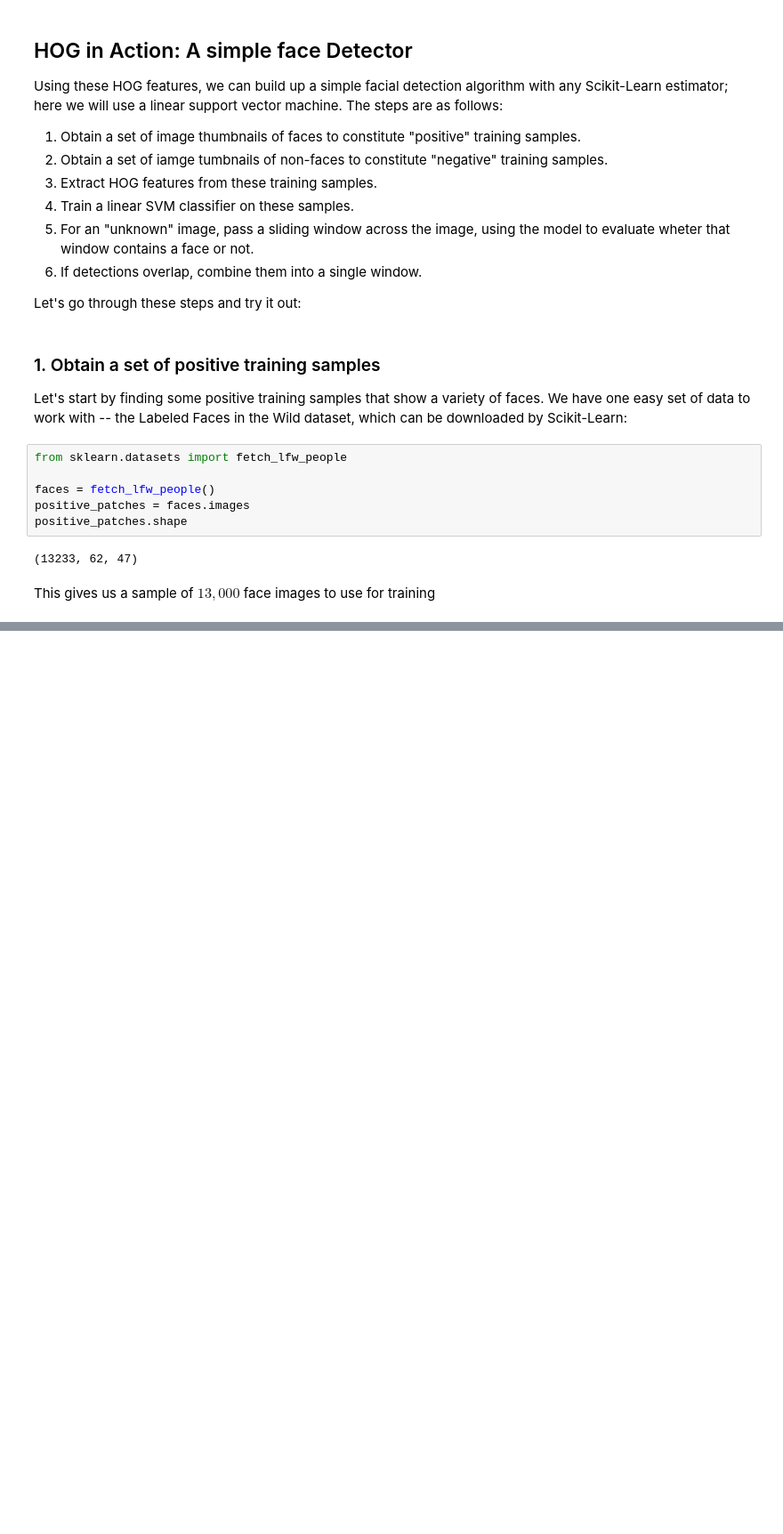
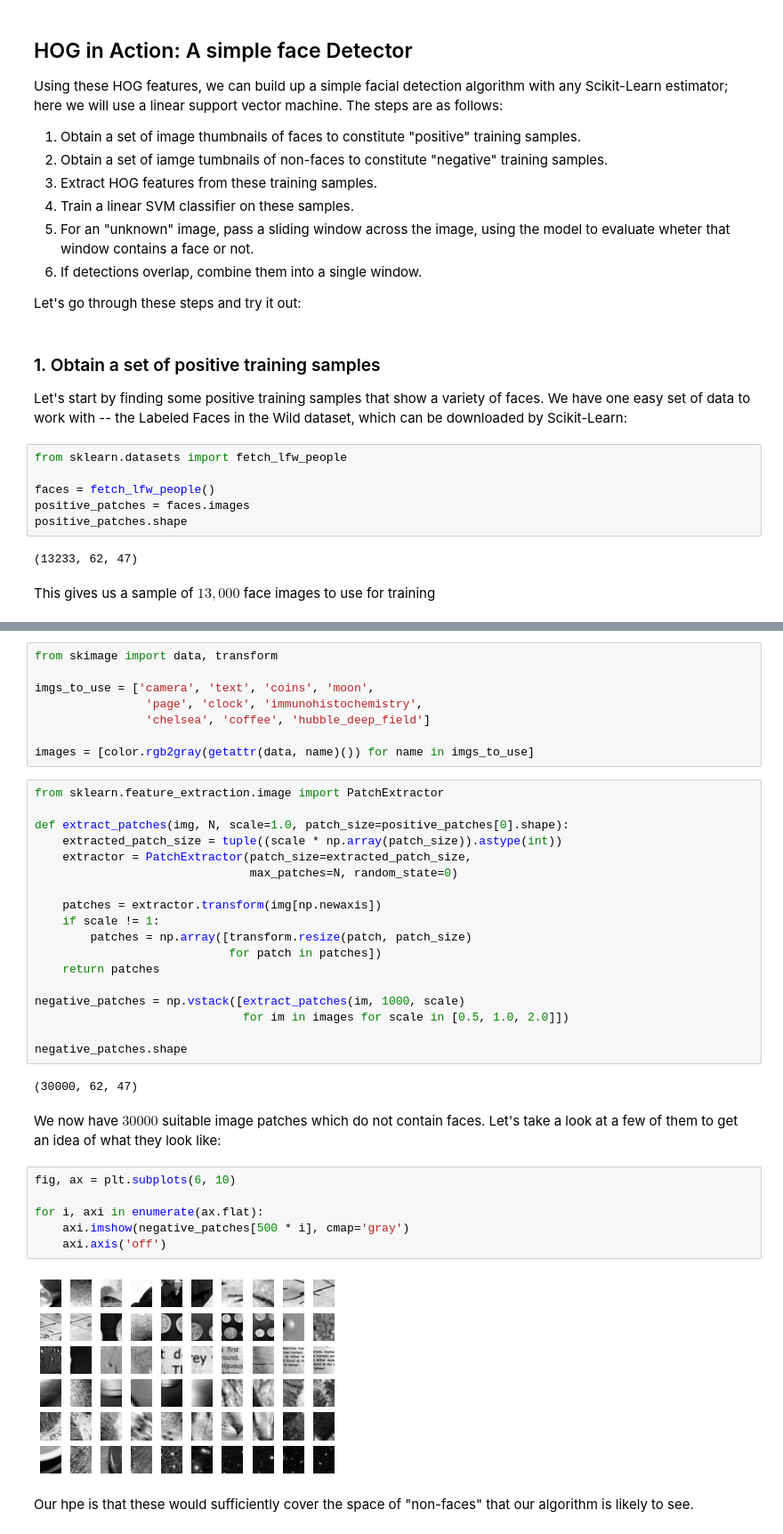
Before and after one commit to Jeffresh/python-datascience-handbook, a Jupyter notebook: scikitlearn/face_detection_pipeline.ipynb, the cells around one changed output, grey strips where cells are left out. Shown at 89% size. Drawn from its saved outputs; the diff is of its cells as text; blank space fills up the shorter version.

Commit message:
feat(sklearn): obtain negative training examples

```diff
--- a/scikitlearn/face_detection_pipeline.ipynb
+++ b/scikitlearn/face_detection_pipeline.ipynb
@@ -75,0 +80,40 @@ This gives us a sample of $13,000$ face images to use for training
+# %%
+from skimage import data, transform
+
+imgs_to_use = ['camera', 'text', 'coins', 'moon',
+                'page', 'clock', 'immunohistochemistry',
+                'chelsea', 'coffee', 'hubble_deep_field']
+
+images = [color.rgb2gray(getattr(data, name)()) for name in imgs_to_use]
+# %%
+from sklearn.feature_extraction.image import PatchExtractor
+
+def extract_patches(img, N, scale=1.0, patch_size=positive_patches[0].shape):
+    extracted_patch_size = tuple((scale * np.array(patch_size)).astype(int))
+    extractor = PatchExtractor(patch_size=extracted_patch_size,
+                               max_patches=N, random_state=0)
+
+    patches = extractor.transform(img[np.newaxis])
+    if scale != 1:
+        patches = np.array([transform.resize(patch, patch_size)
+                            for patch in patches])
+    return patches
+
+negative_patches = np.vstack([extract_patches(im, 1000, scale)
+                              for im in images for scale in [0.5, 1.0, 2.0]])
+
+negative_patches.shape
+# %% [output]
+(30000, 62, 47)
+# %% [markdown]
+We now have $30000$ suitable image patches which do not contain faces. Let's take a look at a few of them to get an idea of what they look like:
+# %%
+fig, ax = plt.subplots(6, 10)
+
+for i, axi in enumerate(ax.flat):
+    axi.imshow(negative_patches[500 * i], cmap='gray')
+    axi.axis('off')
+# %% [output]
+[figure, added]
+# %% [markdown]
+Our hpe is that these would sufficiently cover the space of "non-faces" that our algorithm is likely to see.
```
Also changed, not shown: parts of 1 cell of this notebook.
